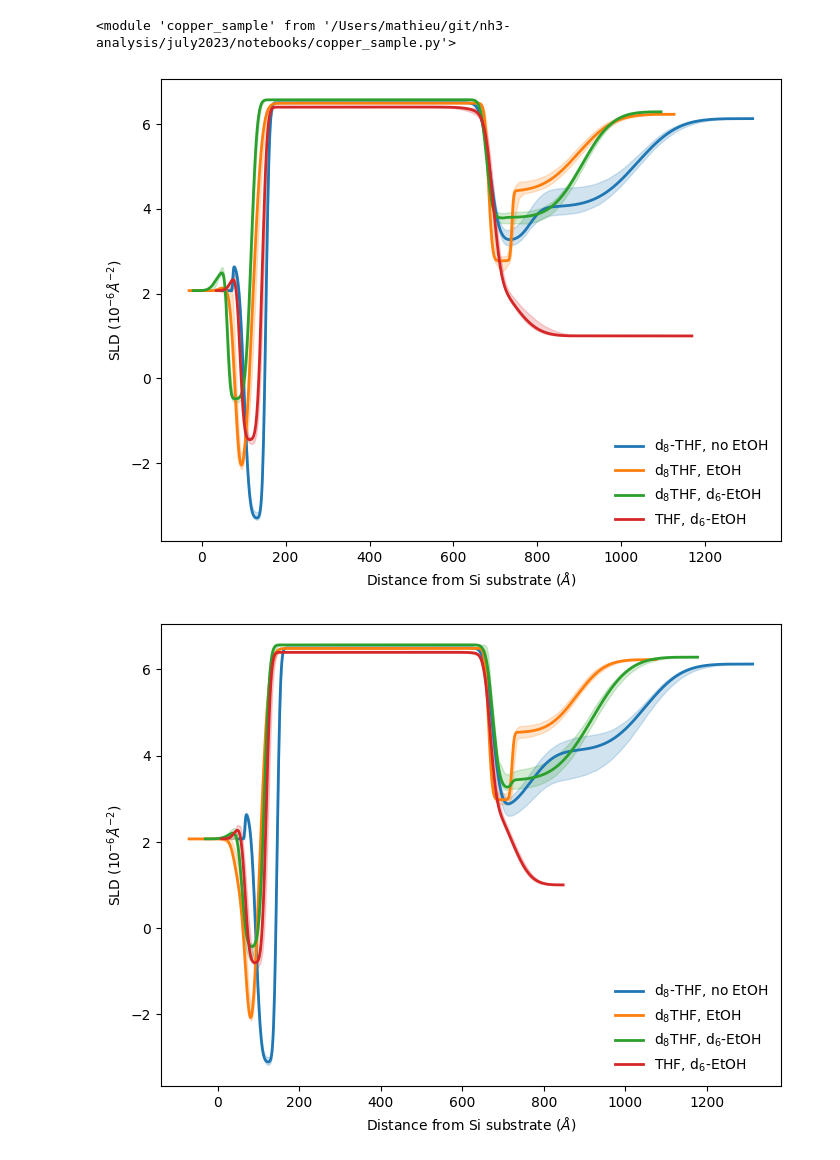
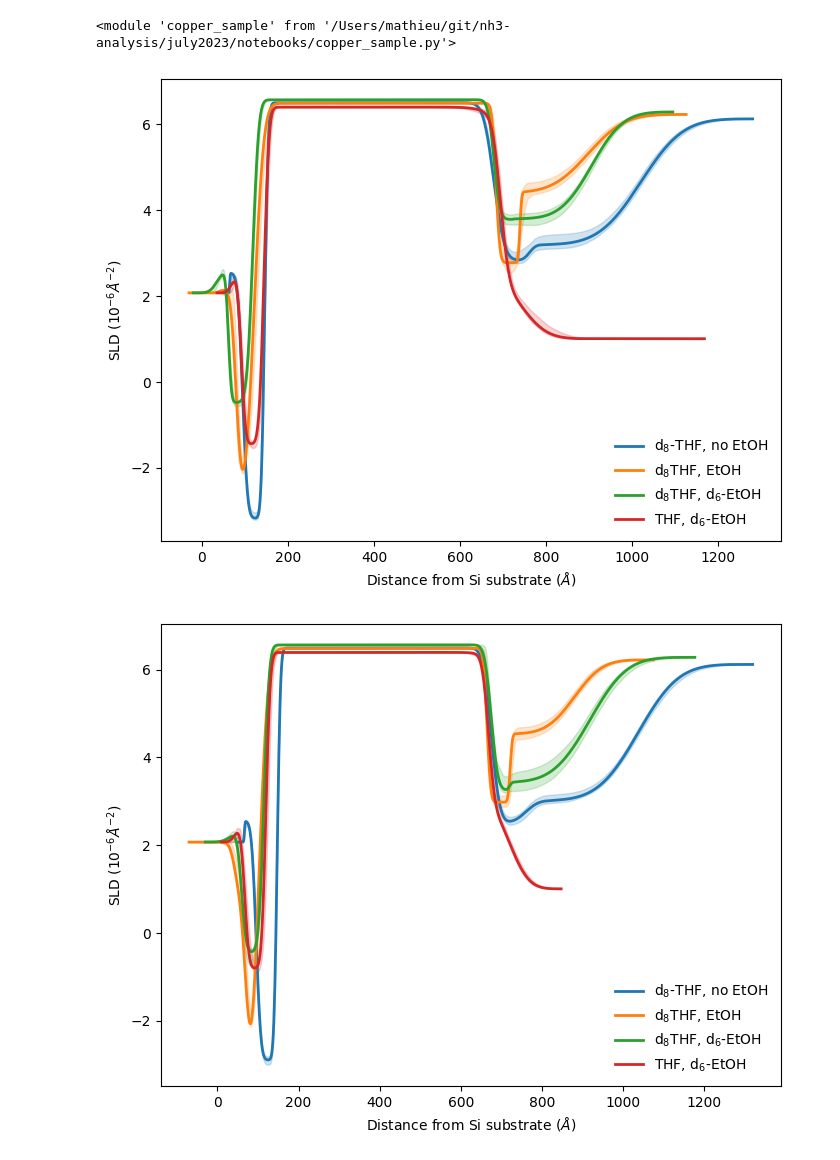
Before and after one commit to mdoucet/nh3-analysis, a Jupyter notebook: july2023/notebooks/Figure-3.ipynb, the cells around one changed output. Drawn from its saved outputs; the diff is of its cells as text; code cells hidden in the pictures.

```diff
--- a/july2023/notebooks/Figure-3.ipynb
+++ b/july2023/notebooks/Figure-3.ipynb
@@ -33,31 +33,31 @@ importlib.reload(cu)
 # %% [output]
 <module 'copper_sample' from '/Users/mathieu/git/nh3-analysis/july2023/notebooks/copper_sample.py'>
 # %%
-data_list = [201290, 207282, 207169, 207202]
+data_list = ['201290-abs', 207282, 207169, 207202]
 expt = ['jan2023', 'july2023', 'july2023', 'july2023']
 labels = ['d$_8$-THF, no EtOH', 'd$_8$THF, EtOH', 'd$_8$THF, d$_6$-EtOH', 'THF, d$_6$-EtOH']
 z_offset = [50, -30, -20, 35]
 
 fig, axs = plt.subplots(1,1, dpi=100, figsize=(8,6), sharex=False)
 
 for i, run in enumerate(data_list):
     ocv_fit = os.path.join(git_dir, expt[i], 'data', 'results', 'REFL_%s.json' % run)
 
     with open(ocv_fit, 'r') as f:
         data = json.load(f)
         plt.plot(np.asarray(data['z'])+z_offset[i], data['sld'], markersize=4, label=labels[i], linewidth=2,)
         plt.fill_between(np.asarray(data['z'])+z_offset[i], data['sld_low'], data['sld_high'],
                          alpha=0.2, color=plt.gca().lines[-1].get_color())
 
 
 plt.gca().legend(frameon=False)
 plt.xlabel('Distance from Si substrate ($\AA$)')
 plt.ylabel('SLD ($10^{-6} \AA^{-2}$)')
 plt.savefig('deuteration-cycle1.png')
 # %% [output]
-[figure, old version]
+[figure, new version]
 # %%
-data_list = [201298, 207296, 207177, 207210]
+data_list = ['201298-abs', 207296, 207177, 207210]
 expt = ['jan2023', 'july2023', 'july2023', 'july2023']
 labels = ['d$_8$-THF, no EtOH', 'd$_8$THF, EtOH', 'd$_8$THF, d$_6$-EtOH', 'THF, d$_6$-EtOH']
 z_offset = [50, -70, -30, 10]
@@ -79,5 +79,5 @@ plt.xlabel('Distance from Si substrate ($\AA$)')
 plt.ylabel('SLD ($10^{-6} \AA^{-2}$)')
 plt.savefig('deuteration-cycle2.png')
 # %% [output]
-[figure, old version]
+[figure, new version]
 # %%
```
Also changed, not shown: parts of 1 cell of this notebook, 4 other files.
